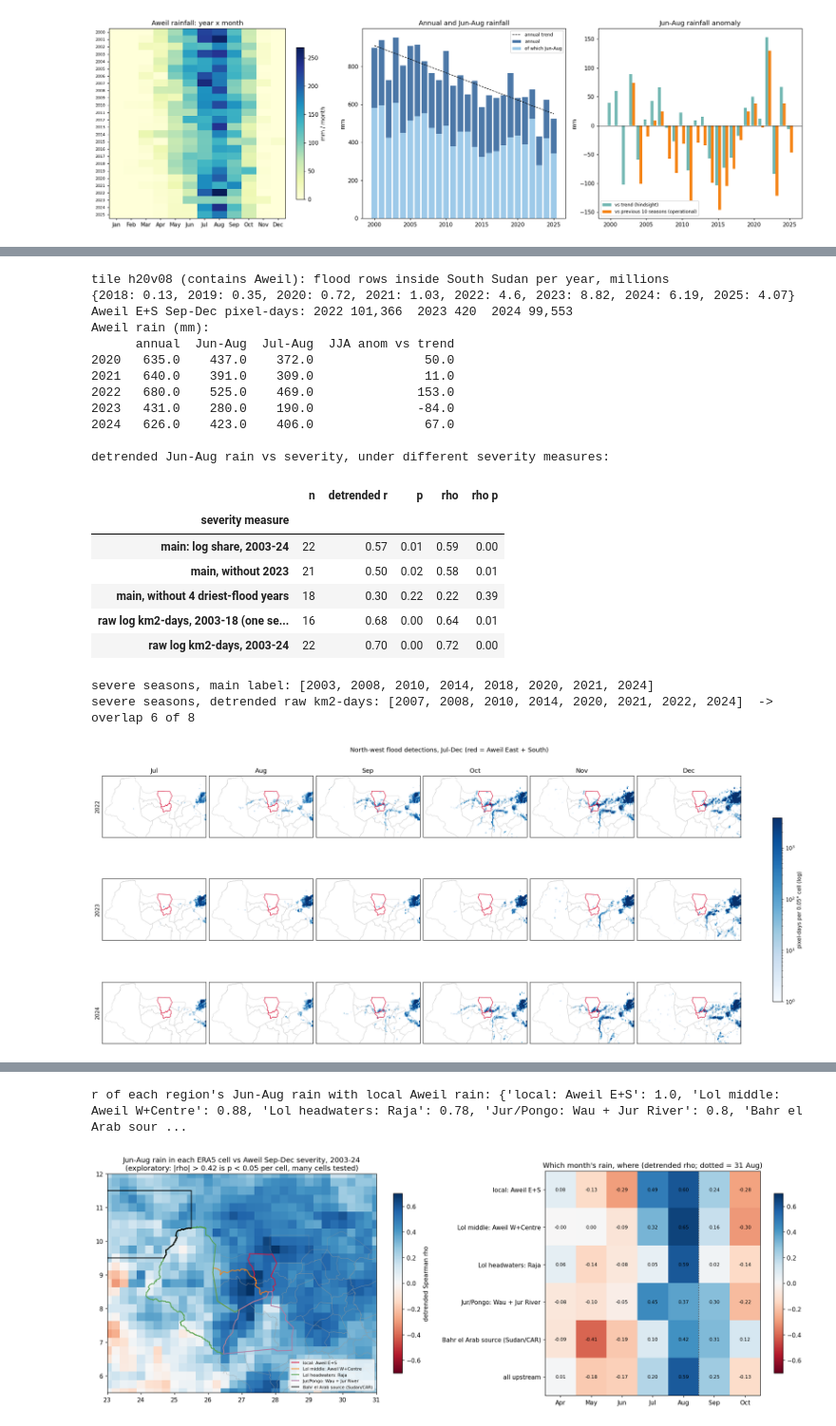
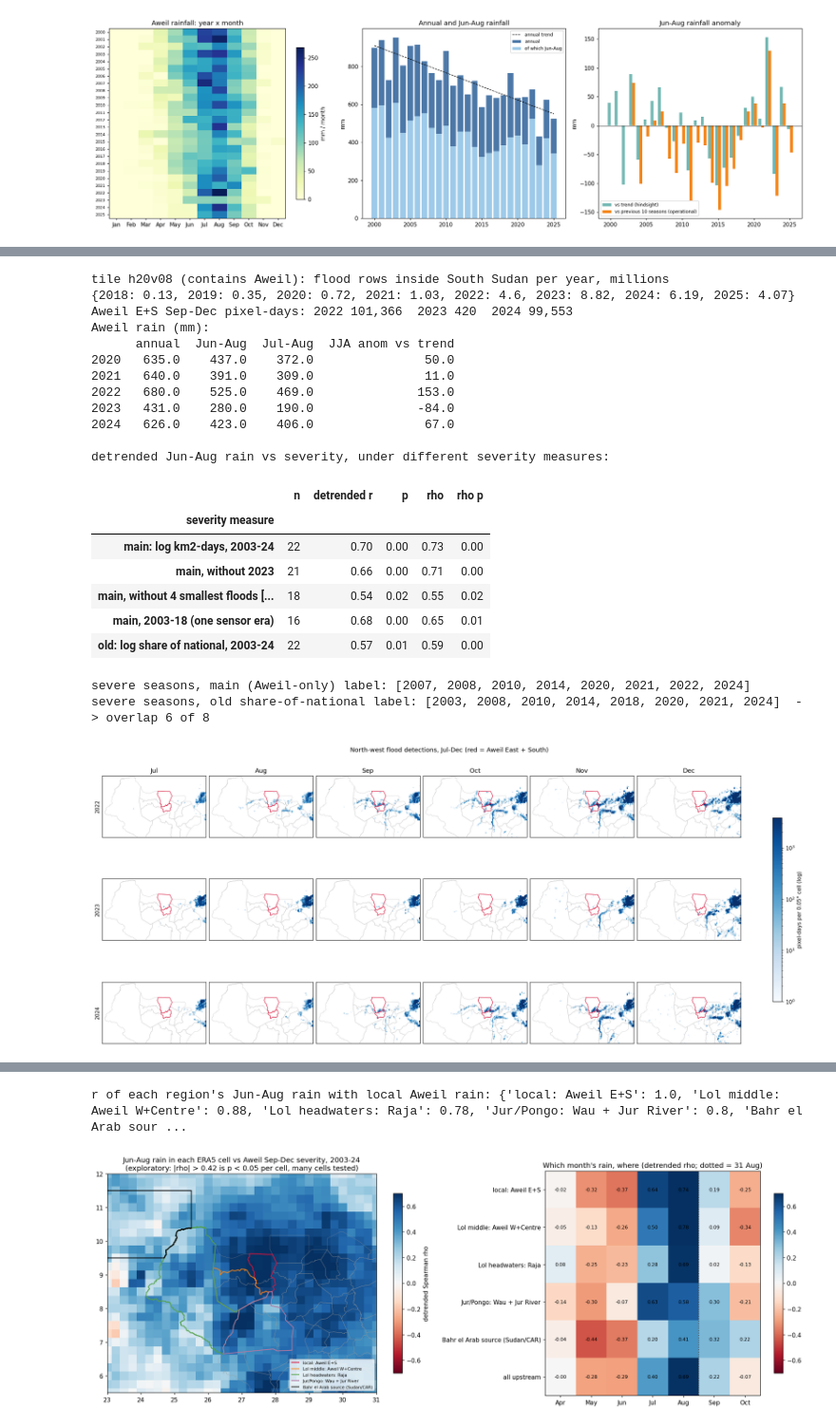
Before and after one commit to TomasTesar/JBG060_ZHL_2026, a Jupyter notebook: aweil_analysis.ipynb, the cells around one changed output, grey strips where cells are left out. Shown at 95% size. Cells and saved outputs as stored; diff of their text form; code cells hidden in the pictures.

```diff
--- a/aweil_analysis.ipynb
+++ b/aweil_analysis.ipynb
@@ -164,9 +164,8 @@ for name, r in reg.items():
     cen = lambda c: (c.reindex(MF).values * np.arange(12)).sum() / c.sum()
     sea = r["season_month"].sum(axis=1)
     nat_sea = ssd[ssd.wy.between(2000, 2024)].groupby("wy").pixeldays.sum()
-    share = (sea / nat_sea).loc[2003:2024]
-    rain_dt = detrend(ann_rain.loc[2003:2024]); share_dt = detrend(np.log(share))
-    rr = stats.pearsonr(rain_dt, share_dt)
+    rain_dt = detrend(ann_rain.loc[2003:2024]); size_dt = detrend(np.log(sea.loc[2003:2024] + 1))
+    rr = stats.pearsonr(rain_dt, size_dt)
     area = area_km2.loc[r["counties"]].sum()
     pf = pop_f[pop_f.adm2_name.isin(r["counties"])]
     rows[name] = {
@@ -184,7 +183,7 @@ for name, r in reg.items():
         "detections 2021-24 vs 2003-18": f"x{sea.loc[2021:2024].mean() / sea.loc[2003:2018].mean():.1f}",
         "share of national detections": f"{(sea.loc[2003:2024].sum() / nat_sea.loc[2003:2024].sum()):.1%}",
         "people in frequently flooded cells": f"{pf.loc[pf.seasons >= 5, 'pop'].sum():,.0f} of {pf['pop'].sum():,.0f}",
-        "detrended r(annual rain, flood share) 2003-24": f"{rr[0]:+.2f} (p={rr[1]:.2f})",
+        "detrended r(annual rain, own flood size) 2003-24": f"{rr[0]:+.2f} (p={rr[1]:.2f})",
     }
 summary3 = pd.DataFrame(rows)
 summary3
@@ -211,14 +210,14 @@ summary3
 # %%
 # 4. Separate on Aweil only: evidence that the two areas behave differently, then which Aweil counties to keep
 nat_sea = ssd[ssd.wy.between(2000, 2024)].groupby("wy").pixeldays.sum()
-share_sea = pd.DataFrame({k: reg[k]["season_month"].sum(axis=1) / nat_sea for k in reg}).loc[2003:2024]
+size_sea = pd.DataFrame({k: reg[k]["season_month"].sum(axis=1) * xc.PIXEL_KM2 for k in reg}).loc[2003:2024]
 peak = pd.DataFrame({k: reg[k]["season_month"].idxmax(axis=1).map(lambda m: months[m - 1]) for k in reg}).loc[2003:2024]
 ann_rain = pd.DataFrame({k: reg[k]["rain_ym"].sum(axis=1) for k in reg}).loc[2003:2024]
 
-r_flood = stats.spearmanr(detrend(np.log(share_sea.Aweil)), detrend(np.log(share_sea["Bor South"])))
+r_flood = stats.spearmanr(detrend(np.log(size_sea.Aweil + 1)), detrend(np.log(size_sea["Bor South"] + 1)))
 r_rain = stats.spearmanr(detrend(ann_rain.Aweil), detrend(ann_rain["Bor South"]))
 print("Do the two areas flood together? (seasons 2003-24, detrended, Spearman)")
-print(f"  flood share Aweil vs Bor South: rho = {r_flood[0]:+.2f} (p = {r_flood[1]:.2f})")
+print(f"  flood size Aweil vs Bor South: rho = {r_flood[0]:+.2f} (p = {r_flood[1]:.2f})")
 print(f"  annual rain Aweil vs Bor South: rho = {r_rain[0]:+.2f} (p = {r_rain[1]:.2f})")
 print("  peak month per season:")
 for k in peak:
@@ -244,9 +243,10 @@ print(f"\nAweil East + South: {core['share of Aweil detections (%)'].sum():.0f}%
 display(counties4.round(2))
 
 fig, axs = plt.subplots(1, 3, figsize=(17, 4.2), gridspec_kw={"width_ratios": [1.4, 1.2, 1]})
-for k, col in zip(share_sea, ["#e45756", "#4c78a8"]):
-    axs[0].plot(share_sea.index, share_sea[k] * 100, marker="o", label=k, color=col)
-axs[0].set_ylabel("% of national detections"); axs[0].set_title("Flood season size (normalised)"); axs[0].legend(); axs[0].grid(alpha=0.3)
+for k, col in zip(size_sea, ["#e45756", "#4c78a8"]):
+    axs[0].plot(size_sea.index, size_sea[k], marker="o", label=k, color=col)
+axs[0].set_yscale("log"); axs[0].set_ylabel("flooded km2-days per season (log)")
+axs[0].set_title("Flood season size (each region on its own)"); axs[0].legend(); axs[0].grid(alpha=0.3)
 for k, col in zip(reg, ["#e45756", "#4c78a8"]):
     c = reg[k]["season_month"].loc[2003:2024].sum()
     axs[1].plot(range(12), c / c.max(), marker="o", label=k, color=col)
@@ -726,13 +726,13 @@ fig.savefig(FIG / "10_northwest_monthly_2022_2024.png", bbox_inches="tight")
 # does the rain link survive other ways of measuring severity?
 E = df.loc[2003:2024]
 xj = E["Jun-Aug"]
+low4 = detrend(E.log_sev).nsmallest(4).index.tolist()  # the 4 smallest flood seasons
 alts = {
-    "main: log share, 2003-24": (E.index, E.log_share),
-    "main, without 2023": (E.index[E.index != 2023], E.log_share.drop(2023)),
-    "main, without 4 driest-flood years": (E.index[~E.index.isin([2004, 2015, 2016, 2023])],
-                                           E.log_share.drop([2004, 2015, 2016, 2023])),
-    "raw log km2-days, 2003-18 (one sensor era)": (E.loc[2003:2018].index, np.log(fl.km2_days.loc[2003:2018])),
-    "raw log km2-days, 2003-24": (E.index, np.log(fl.km2_days.loc[2003:2024])),
+    "main: log km2-days, 2003-24": (E.index, E.log_sev),
+    "main, without 2023": (E.index[E.index != 2023], E.log_sev.drop(2023)),
+    f"main, without 4 smallest floods {low4}": (E.index[~E.index.isin(low4)], E.log_sev.drop(low4)),
+    "main, 2003-18 (one sensor era)": (E.loc[2003:2018].index, E.log_sev.loc[2003:2018]),
+    "old: log share of national, 2003-24": (E.index, np.log(fl.loc[2003:2024, "share_nat (old)"])),
 }
 rows = []
 for name, (idx, yv) in alts.items():
@@ -742,12 +742,10 @@ for name, (idx, yv) in alts.items():
 robust10 = pd.DataFrame(rows).set_index("severity measure")
 print("\ndetrended Jun-Aug rain vs severity, under different severity measures:")
 display(robust10.round(2))
-km_top = fl.loc[2003:2024, "km2_days"]
-km_sev = set(km_top.index[np.log(km_top) - np.polyval(np.polyfit(km_top.index, np.log(km_top), 1), km_top.index)
-                          >= (np.log(km_top) - np.polyval(np.polyfit(km_top.index, np.log(km_top), 1), km_top.index)).quantile(2 / 3)])
 main_sev = set(fl.index[fl.severe == 1])
-print(f"severe seasons, main label: {sorted(main_sev)}")
-print(f"severe seasons, detrended raw km2-days: {sorted(km_sev)}  -> overlap {len(main_sev & km_sev)} of {len(main_sev)}")
+old_sev = set(old_severe.index[old_severe])
+print(f"severe seasons, main (Aweil-only) label: {sorted(main_sev)}")
+print(f"severe seasons, old share-of-national label: {sorted(old_sev)}  -> overlap {len(main_sev & old_sev)} of {len(main_sev)}")
 # %% [output]
 tile h20v08 (contains Aweil): flood rows inside South Sudan per year, millions
 {2018: 0.13, 2019: 0.35, 2020: 0.72, 2021: 1.03, 2022: 4.6, 2023: 8.82, 2024: 6.19, 2025: 4.07}
@@ -763,13 +761,13 @@ Aweil rain (mm):
 detrended Jun-Aug rain vs severity, under different severity measures:
 |  | n | detrended r | p | rho | rho p |
 | severity measure |  |  |  |  |  |
-| main: log share, 2003-24 | 22 | 0.57 | 0.01 | 0.59 | 0.00 |
-| main, without 2023 | 21 | 0.50 | 0.02 | 0.58 | 0.01 |
-| main, without 4 driest-flood years | 18 | 0.30 | 0.22 | 0.22 | 0.39 |
-| raw log km2-days, 2003-18 (one se... | 16 | 0.68 | 0.00 | 0.64 | 0.01 |
-| raw log km2-days, 2003-24 | 22 | 0.70 | 0.00 | 0.72 | 0.00 |
+| main: log km2-days, 2003-24 | 22 | 0.70 | 0.00 | 0.73 | 0.00 |
+| main, without 2023 | 21 | 0.66 | 0.00 | 0.71 | 0.00 |
+| main, without 4 smallest floods [... | 18 | 0.54 | 0.02 | 0.55 | 0.02 |
+| main, 2003-18 (one sensor era) | 16 | 0.68 | 0.00 | 0.65 | 0.01 |
+| old: log share of national, 2003-24 | 22 | 0.57 | 0.01 | 0.59 | 0.00 |
-severe seasons, main label: [2003, 2008, 2010, 2014, 2018, 2020, 2021, 2024]
-severe seasons, detrended raw km2-days: [2007, 2008, 2010, 2014, 2020, 2021, 2022, 2024]  -> overlap 6 of 8
+severe seasons, main (Aweil-only) label: [2007, 2008, 2010, 2014, 2020, 2021, 2022, 2024]
+severe seasons, old share-of-national label: [2003, 2008, 2010, 2014, 2018, 2020, 2021, 2024]  -> overlap 6 of 8
 [figure]
 # %%
 # 11. Upstream rain: does rain over the areas draining into Aweil explain its flooding better than local rain?
@@ -796,7 +794,7 @@ WIN = {"May-Jul": [5, 6, 7], "Jun-Aug": [6, 7, 8], "Jul-Aug": [7, 8]}
 up_feat = pd.DataFrame({(k, w): t.loc[:, ms].sum(axis=1) for k, t in up_ym.items() for w, ms in WIN.items()})
 
 E = fl.loc[2003:2024]
-yv = detrend(E.log_share)
+yv = detrend(E.log_sev)
 rows = []
 for (k, w), x in up_feat.loc[2003:2024].items():
     xv = detrend(x)
@@ -855,5 +853,5 @@ fig.tight_layout(); fig.savefig(FIG / "11_upstream_rain.png", bbox_inches="tight
 r of each region's Jun-Aug rain with local Aweil rain: {'local: Aweil E+S': 1.0, 'Lol middle: Aweil W+Centre': 0.88, 'Lol headwaters: Raja': 0.78, 'Jur/Pongo: Wau + Jur River': 0.8, 'Bahr el Arab sour ...
-[figure, old version]
+[figure, new version]
 # %%
 # 12. Out-of-sample test, local vs upstream rain (2003-24, leave one season out)
 #   (a) linear: log severity ~ year + rain  (year term = in-fold detrending; ZOA prefers linear models)
```
Also changed, not shown: parts of 11 cells of this notebook, 4 other files.
